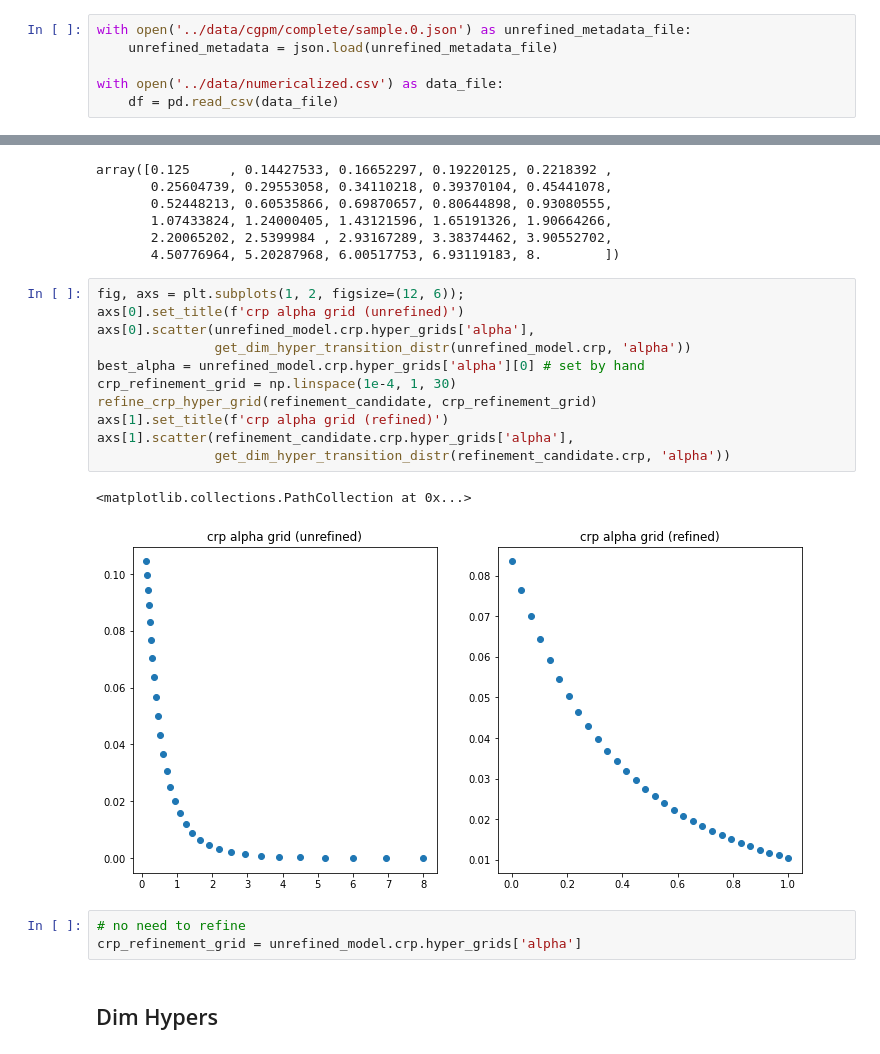
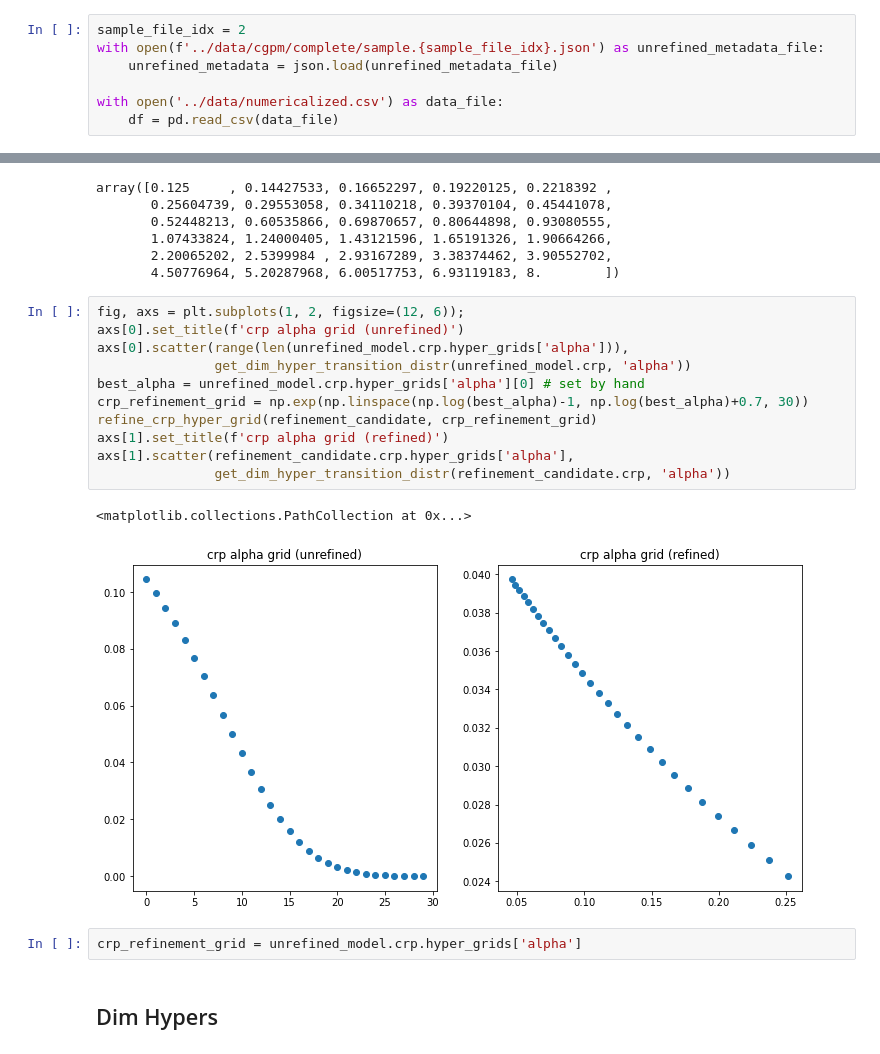
Before and after one commit to ChiSym/GenSQL.structure-learning, a Jupyter notebook: notebooks/manual-hyper-grid-refinement.ipynb, the cells around one changed output, grey strips where cells are left out. Drawn from its saved outputs; the diff is of its cells as text.

```diff
--- a/notebooks/manual-hyper-grid-refinement.ipynb
+++ b/notebooks/manual-hyper-grid-refinement.ipynb
@@ -15,7 +15,8 @@ from typing import Mapping
 import matplotlib.pyplot as plt
 import scipy
 # %%
-with open('../data/cgpm/complete/sample.0.json') as unrefined_metadata_file:
+sample_file_idx = 2
+with open(f'../data/cgpm/complete/sample.{sample_file_idx}.json') as unrefined_metadata_file:
     unrefined_metadata = json.load(unrefined_metadata_file)
 
 with open('../data/numericalized.csv') as data_file:
@@ -82,20 +83,19 @@ array([0.125     , 0.14427533, 0.16652297, 0.19220125, 0.2218392 ,
 # %%
 fig, axs = plt.subplots(1, 2, figsize=(12, 6));
 axs[0].set_title(f'crp alpha grid (unrefined)')
-axs[0].scatter(unrefined_model.crp.hyper_grids['alpha'],
+axs[0].scatter(range(len(unrefined_model.crp.hyper_grids['alpha'])),
                get_dim_hyper_transition_distr(unrefined_model.crp, 'alpha'))
 best_alpha = unrefined_model.crp.hyper_grids['alpha'][0] # set by hand
-crp_refinement_grid = np.linspace(1e-4, 1, 30)
+crp_refinement_grid = np.exp(np.linspace(np.log(best_alpha)-1, np.log(best_alpha)+0.7, 30))
 refine_crp_hyper_grid(refinement_candidate, crp_refinement_grid)
 axs[1].set_title(f'crp alpha grid (refined)')
 axs[1].scatter(refinement_candidate.crp.hyper_grids['alpha'],
                get_dim_hyper_transition_distr(refinement_candidate.crp, 'alpha'))
 # %% [output]
 <matplotlib.collections.PathCollection at 0x...>
-[figure, old version]
+[figure, new version]
-# %%
-# no need to refine
-crp_refinement_grid = unrefined_model.crp.hyper_grids['alpha']
+# %%
+crp_refinement_grid = unrefined_model.crp.hyper_grids['alpha']
 # %% [markdown]
 ## Dim Hypers
 # %%
```
Also changed, not shown: parts of 12 cells of this notebook, 1 other file.
